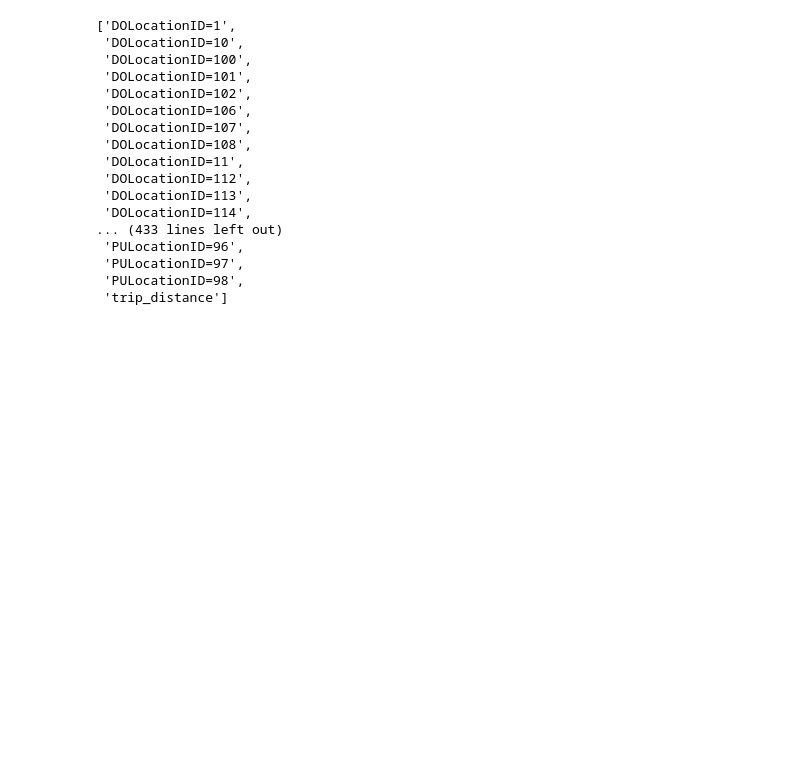
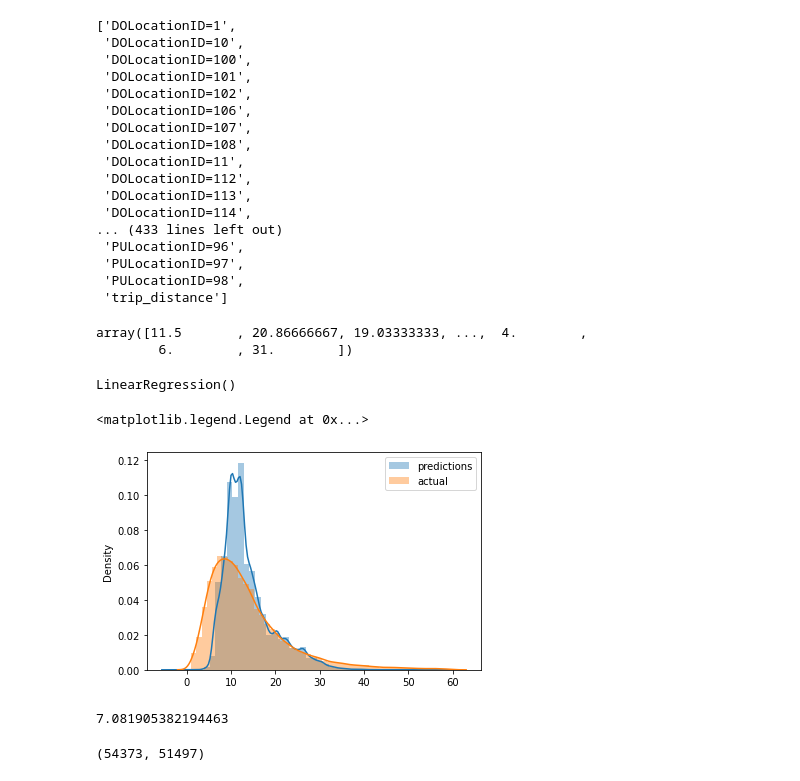
Before and after one commit to akshayghime/MLops-Ride-Duration, a Jupyter notebook: 01-intro/duration-prediction.ipynb, the cells around one changed output. Saved outputs shown, nothing was run; the diff lists cells and outputs as text; code cells hidden in the pictures; blank space fills up the shorter version.

```diff
--- a/01-intro/duration-prediction.ipynb
+++ b/01-intro/duration-prediction.ipynb
@@ -175,4 +181,10 @@ dv.feature_names_
  'PULocationID=98',
  'trip_distance']
 # %%
-target = 'distance'
+target = 'duration'
+y_train = df[target].values
+# %%
+y_train
+# %% [output]
+array([11.5       , 20.86666667, 19.03333333, ...,  4.        ,
+        6.        , 31.        ])
@@ -178,0 +193,18 @@ target = 'distance'
+# %%
+lr = LinearRegression()
+lr.fit(X_train,y_train)
+# %% [output]
+LinearRegression()
+# %%
+y_pred = lr.predict(X_train)
+# %%
+sns.distplot(y_pred, label = 'predictions')
+sns.distplot(y_train, label = 'actual')
+plt.legend()
+# %% [output]
+<matplotlib.legend.Legend at 0x...>
+[figure, added]
+# %%
+mean_squared_error(y_train,y_pred,squared=False)
+# %% [output]
+7.081905382194463
@@ -178,0 +234,4 @@ target = 'distance'
+# %%
+len(df_train),len(df_validation)
+# %% [output]
+(54373, 51497)
```
Also changed, not shown: parts of 20 cells of this notebook.
